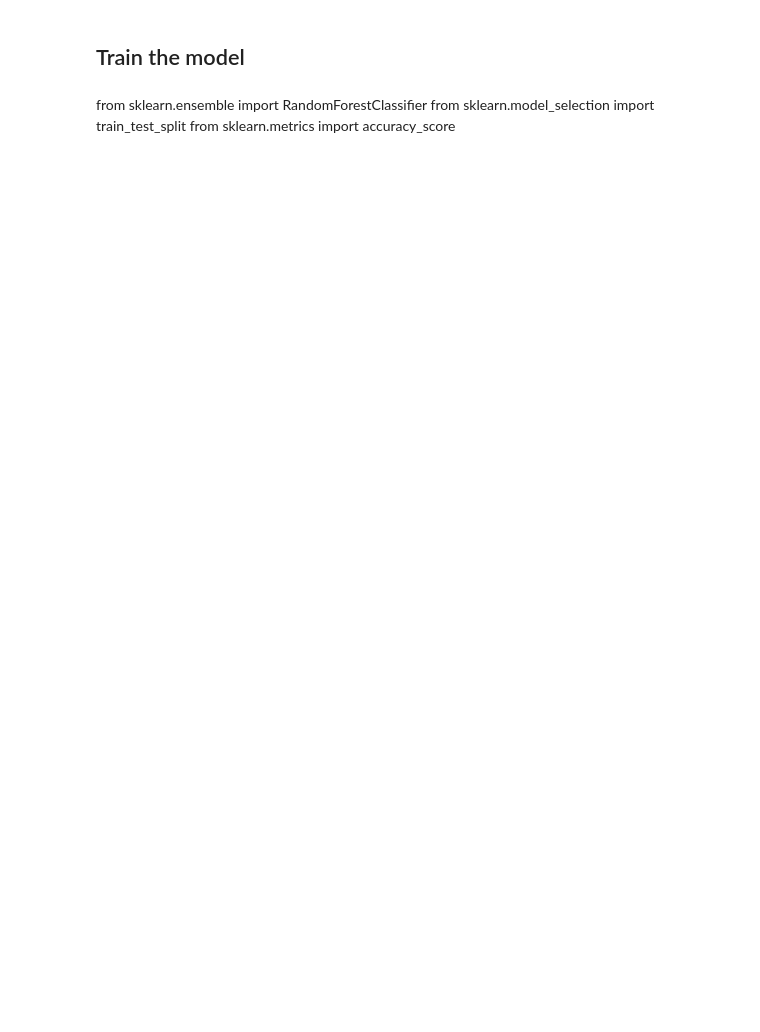
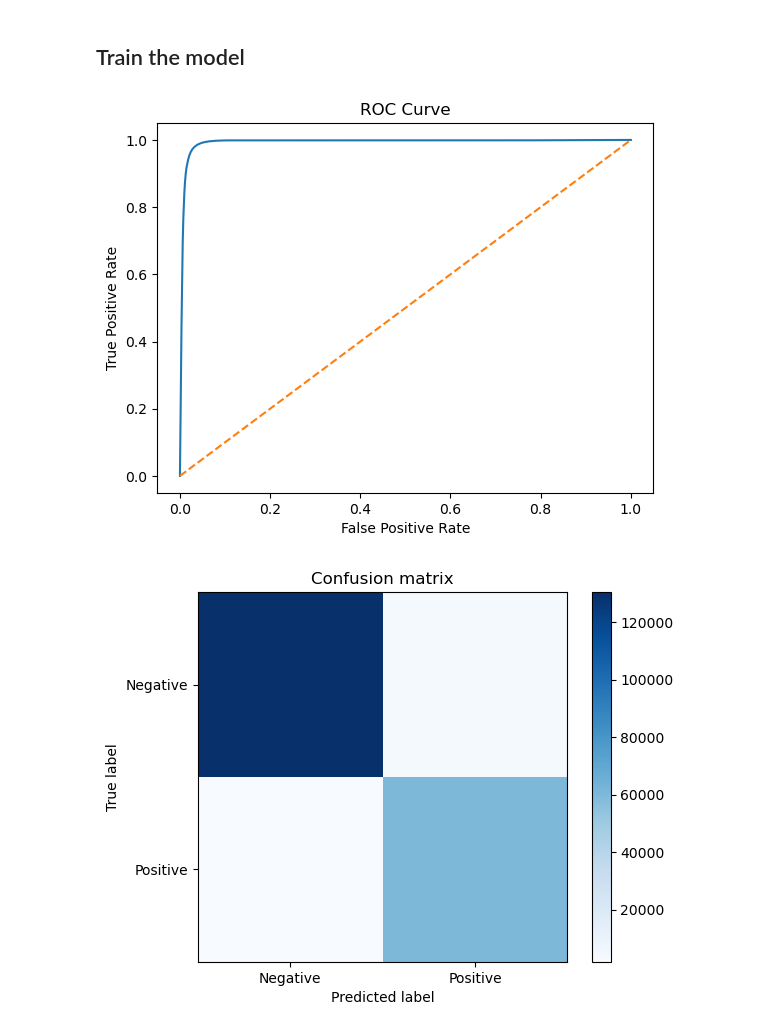
Before and after one commit to lizard-bio/liz.9.11.19_GMVLE, a Jupyter notebook: notebooks/data_exploration/vcf_files.ipynb, the cells around one changed output. Cells and saved outputs as stored; diff of their text form; code cells hidden in the pictures; blank space fills up the shorter version.

Commit message:
random forest

```diff
--- a/notebooks/data_exploration/vcf_files.ipynb
+++ b/notebooks/data_exploration/vcf_files.ipynb
@@ -312,5 +290,6 @@ conf = {
     "st": {"y": "FILTER", "call": "PASS"},
     "BM": {"y": "FILTER", "call": "PASS"},
     "keys": ["CHROM", "POS"],
+    "features": ["QUAL", "DP"],
 }
 # %%
@@ -534,10 +490,2 @@ y.head()
 # %% [markdown]
 ## Split the data into training and testing sets
-# %%
-from sklearn.model_selection import train_test_split
-
-# Try on chromosome 1
-X_1 = X[X.index.get_level_values("CHROM") == "1"]
-y_1 = y[X_1.index]
-
-X_train, X_test, y_train, y_test = train_test_split(X_1, y_1, test_size=0.2, random_state=42)
@@ -543,0 +513,2 @@ X_train, X_test, y_train, y_test = train_test_split(X_1, y_1, test_size=0.2, ran
+# %%
+X_train, X_test, y_train, y_test = select_data(X, y)
@@ -545,0 +560,6 @@ X_train, X_test, y_train, y_test = train_test_split(X_1, y_1, test_size=0.2, ran
+# %%
+X_train_scaled, X_test_scaled = preprocess_data(X_train, X_test)
+X_train_scaled = pd.DataFrame(X_train_scaled, columns=X_train.columns, index=X_train.index)
+X_test_scaled = pd.DataFrame(X_test_scaled, columns=X_test.columns, index=X_test.index)
+
+X_train_scaled.head()
@@ -546,6 +574,2 @@ X_train, X_test, y_train, y_test = train_test_split(X_1, y_1, test_size=0.2, ran
 # %% [markdown]
 ## Train the model
-# %% [markdown]
-from sklearn.ensemble import RandomForestClassifier
-from sklearn.model_selection import train_test_split
-from sklearn.metrics import accuracy_score
@@ -551,0 +613,54 @@ from sklearn.metrics import accuracy_score
+# %%
+from sklearn.metrics import roc_curve
+
+def plot_roc_curve(y_test, y_pred_proba):
+    fpr, tpr, _ = roc_curve(y_test, y_pred_proba)
+
+    plt.plot(fpr, tpr)
+    plt.plot([0, 1], [0, 1], "--")
+    plt.xlabel("False Positive Rate")
+    plt.ylabel("True Positive Rate")
+    plt.title("ROC Curve")
+    plt.show()
+
+plot_roc_curve(y_test, y_pred_proba)
+
+from sklearn.metrics import confusion_matrix
+
+def plot_confusion_matrix(y_test, y_pred):
+    cm = confusion_matrix(y_test, y_pred)
+
+    plt.imshow(cm, interpolation="nearest", cmap=plt.cm.Blues)
+    plt.title("Confusion matrix")
+    plt.colorbar()
+
+    # Add the labels
+
+    for i in range(2):
+        for j in range(2):
+            plt.text(j, i, cm[i, j], horizontalalignment="center", color="black")
+
+    plt.xticks([0, 1], ["Negative", "Positive"])
+    plt.yticks([0, 1], ["Negative", "Positive"])
+
+    plt.xlabel("Predicted label")
+    plt.ylabel("True label")
+
+    plt.show()
+
+plot_confusion_matrix(y_test, y_pred)
+
+# feature importance
+def plot_feature_importance(clf, X_train):
+    importances = clf.feature_importances_
+    indices = np.argsort(importances)[::-1]
+
+    plt.bar(range(X_train.shape[1]), importances[indices])
+    plt.xticks(range(X_train.shape[1]), X_train.columns[indices], rotation=90)
+    plt.title("Feature importance")
+    plt.show()
+
+plot_feature_importance(clf, X_train_scaled)
+# %% [output]
+[figure, added]
+[figure, added]
```
Also changed, not shown: parts of 11 cells of this notebook.
